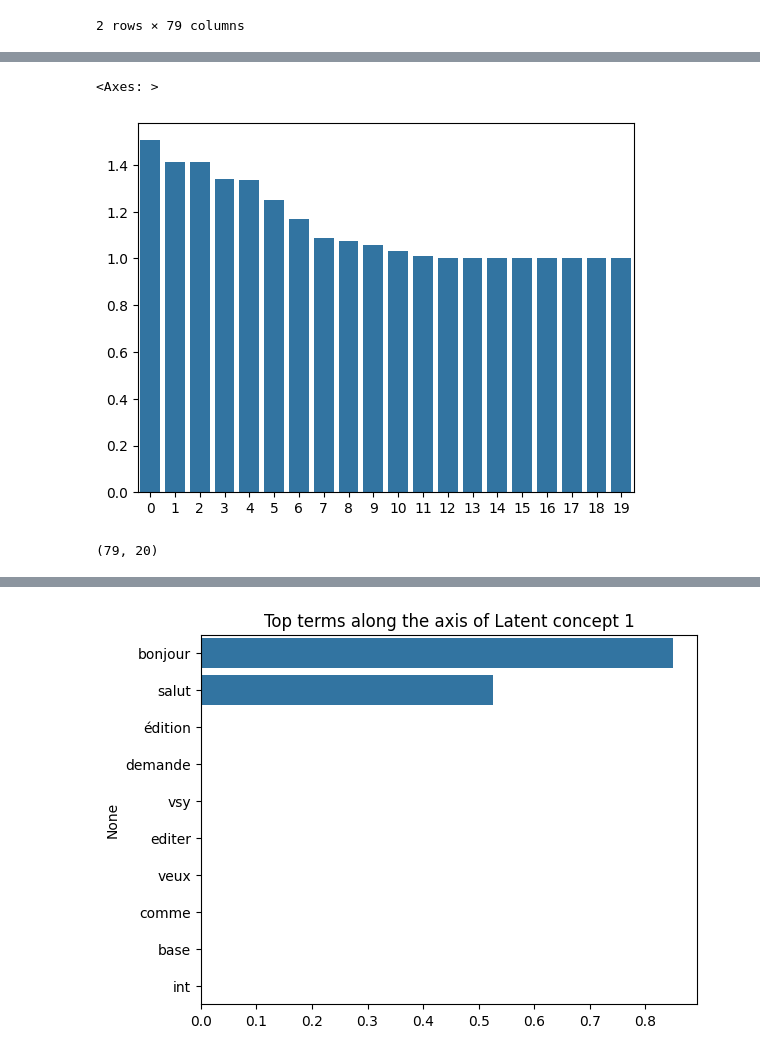
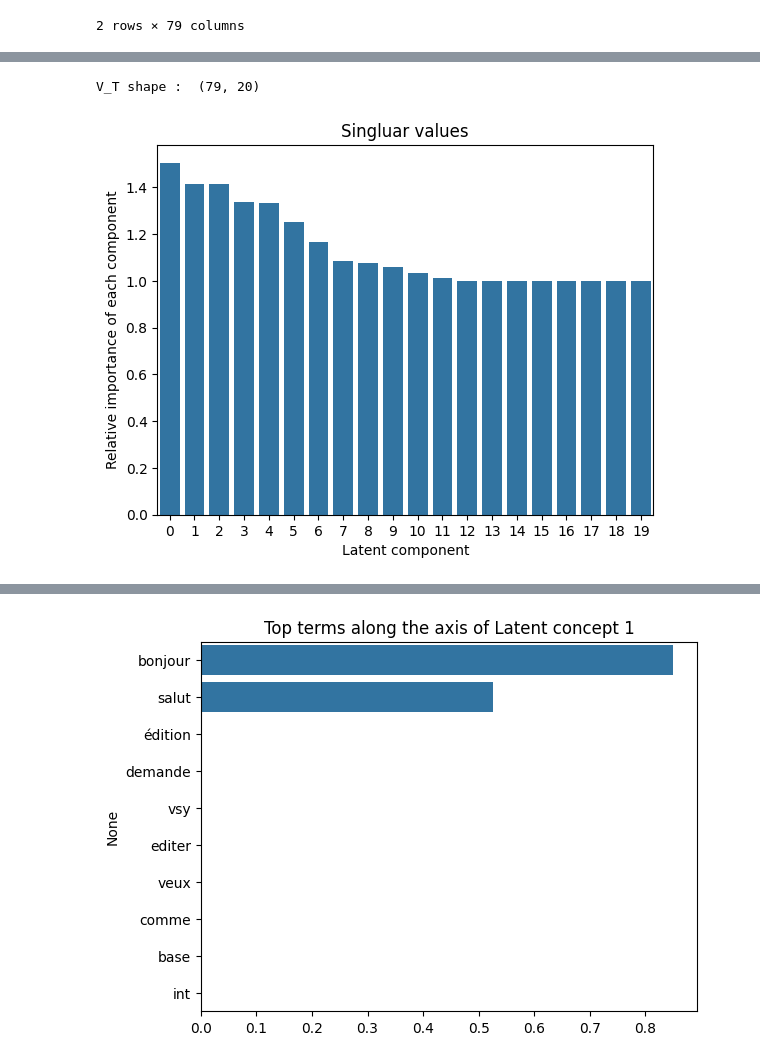
Before and after one commit to chloeboireaudevier/StageMIDL, a Jupyter notebook: essai_clustering_texte.ipynb, the cells around one changed output, grey strips where cells are left out. Cells and saved outputs as stored; diff of their text form; code cells hidden in the pictures.

```diff
--- a/essai_clustering_texte.ipynb
+++ b/essai_clustering_texte.ipynb
@@ -126,10 +106,21 @@ import seaborn as sns
-# %%
-sns.barplot(x=list(range(len(Sigma))), y = Sigma)
-# %% [output]
-<Axes: >
-[figure, removed]
-# %%
-V_T.shape
-# %% [output]
-(79, 20)
+# %%
+#Transforme la matrice du dessus en une autre plus réduite en utilisant la décomposition en valeurs singulières A = U * Sigma * V_T.
+
+#n_components = dimension de l'output (100 recommendé pour LSA, doit être <= au nombre de features)
+lsa_obj = TruncatedSVD(n_components=20, n_iter=100, random_state=42)
+tfidf_lsa_data = lsa_obj.fit_transform(tfidf_train_df)
+Sigma = lsa_obj.singular_values_ # Matrice centrale, valeurs correcspondant à chaque composant sélectionné
+V_T = lsa_obj.components_.T # components_ = vecteurs singuliers de droite de l'input data
+print("V_T shape : ",V_T.shape)
+# %% [output]
+V_T shape :  (79, 20)
+# %%
+#Affichage de l'importance de chaque composante
+axis_object = sns.barplot(x=list(range(len(Sigma))), y = Sigma)
+plt.xlabel("Latent component")
+plt.ylabel('Relative importance of each component')
+plt.title("Singluar values")
+plt.show(axis_object)
+# %% [output]
+[figure, added]
 # %%
```
Also changed, not shown: parts of 13 cells of this notebook.
